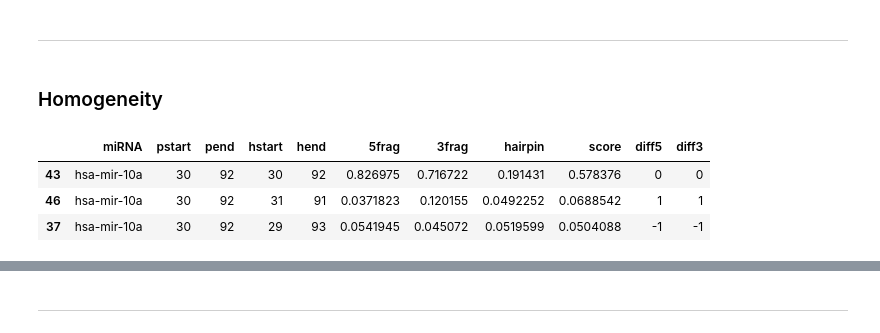
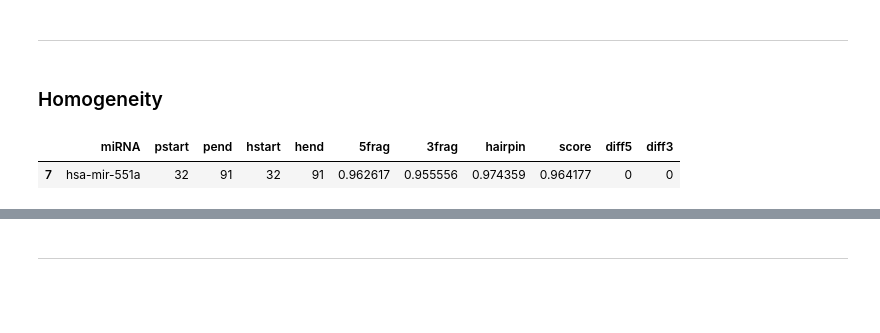
Before and after one commit to schanbaek/the_atlas, a Jupyter notebook: Codes/Table_s3__DROSHA_processing_result.ipynb, the cells around one changed output, grey strips where cells are left out. Saved outputs shown, nothing was run; the diff lists cells and outputs as text; code cells hidden in the pictures; blank space fills up the shorter version.

```diff
--- a/Codes/Table_s3__DROSHA_processing_result.ipynb
+++ b/Codes/Table_s3__DROSHA_processing_result.ipynb
@@ -165,5 +155,0 @@ norms
-# %%
-testset = [ 'hsa-mir-144', 'hsa-let-7a-1', 'hsa-mir-17', 'hsa-mir-200a', 'hsa-mir-15a' ]
-for mir in testset:
-    eff = calculate_efficiency(mir, sufflibs[mir])
-    print '%s\t%.3f'%(mir,np.log2(eff/norms[sufflibs[mir]]+1))
@@ -176,8 +156,16 @@ hsa-mir-15a     0.937
+# %%
+sufflibs = {}
+for m in clvcnts.index:
+    libs = [ l for l in clvcnts.loc[m].dropna().index if clv5f.loc[m,l].sum()>=RCUTOFF
+             and clv3f.loc[m,l].sum()>=RCUTOFF and clvh.loc[m,l].sum()>=RCUTOFFH ]
+    if libs:
+        sufflibs[m] = max(libs,key=lambda x: clvtbl.loc[m,x].sum())
+    else:
+        sufflibs[m] = clvcnts.loc[m].dropna().index[0]
 # %%
 effs = {}
-for mir in suffinps:
-    eff = calculate_efficiency(mir,sufflibs[mir])
-    if eff>-999:
-        effs[mir] = np.log2(eff/norms[sufflibs[mir]]+1)
+for mir in clvcnts.index:
+    lib = sufflibs[mir]
+    effs[mir] = calculate_efficiency(mir,lib,norms)
 print len(effs), effs['hsa-mir-144']
 # %% [output]
@@ -219,7 +207,7 @@ cols = 'miRNA pstart pend hstart hend 5frag 3frag hairpin score diff5 diff3'.spl
 # %%
 def get_dcs(mir, lib):
     ps, pe = preposition[mir]
-    null = pd.DataFrame({0:dict(zip(COLS,[mir,ps,pe,1,125,0,0,0,0,99,99]))}).T[COLS]
+    null = pd.DataFrame({0:dict(zip(cols,[mir,ps,pe,1,125,0,0,0,0,99,99]))}).T[cols]
     cs = null
     sum5f = clv5f.loc[mir,lib].sum()
     sum3f = clv3f.loc[mir,lib].sum()
@@ -233,10 +221,10 @@ def get_dcs(mir, lib):
     clvhpn2 = defaultdict(float); clvhpn2.update(clvhpn)
     for c5, frac5 in filter_frac(clv5).items():
         for c3, frac3 in filter_frac(clv3).items():
-            row = dict(zip(COLS,[mir,ps,pe,c5+1,c3-1,frac5,frac3,clvhpn2[(c5+1,c3-1)]]))
+            row = dict(zip(cols,[mir,ps,pe,c5+1,c3-1,frac5,frac3,clvhpn2[(c5+1,c3-1)]]))
             cs = cs.append(row, ignore_index=True)
     for (c5,c3), frach in filter_frac(clvhpn).items():
-        row = dict(zip(COLS,[mir,ps,pe,c5,c3,clv52[c5-1],clv32[c3+1],frach]))
+        row = dict(zip(cols,[mir,ps,pe,c5,c3,clv52[c5-1],clv32[c3+1],frach]))
         cs = cs.append(row, ignore_index=True)
     cs['score'] = (cs['5frag']+cs['hairpin']+cs['3frag'])/3
     cs['diff5'] = cs['hstart']-cs['pstart']
@@ -246,13 +234,11 @@ def get_dcs(mir, lib):
         return drop_duplicates(cs.sort_values('score').iloc[::-1])
     return null
 # %%
-mir = 'hsa-mir-10a'
+mir = 'hsa-mir-551a'
 get_dcs(mir, sufflibs[mir])
 # %% [output]
 |  | miRNA | pstart | pend | hstart | hend | 5frag | 3frag | hairpin | score | diff5 | diff3 |
-| 43 | hsa-mir-10a | 30 | 92 | 30 | 92 | 0.826975 | 0.716722 | 0.191431 | 0.578376 | 0 | 0 |
-| 46 | hsa-mir-10a | 30 | 92 | 31 | 91 | 0.0371823 | 0.120155 | 0.0492252 | 0.0688542 | 1 | 1 |
-| 37 | hsa-mir-10a | 30 | 92 | 29 | 93 | 0.0541945 | 0.045072 | 0.0519599 | 0.0504088 | -1 | -1 |
+| 7 | hsa-mir-551a | 32 | 91 | 32 | 91 | 0.962617 | 0.955556 | 0.974359 | 0.964177 | 0 | 0 |
 # %%
 print time.ctime()
 clvall = pd.DataFrame(columns=cols)
```
Also changed, not shown: parts of 47 cells of this notebook, 7 other files.
